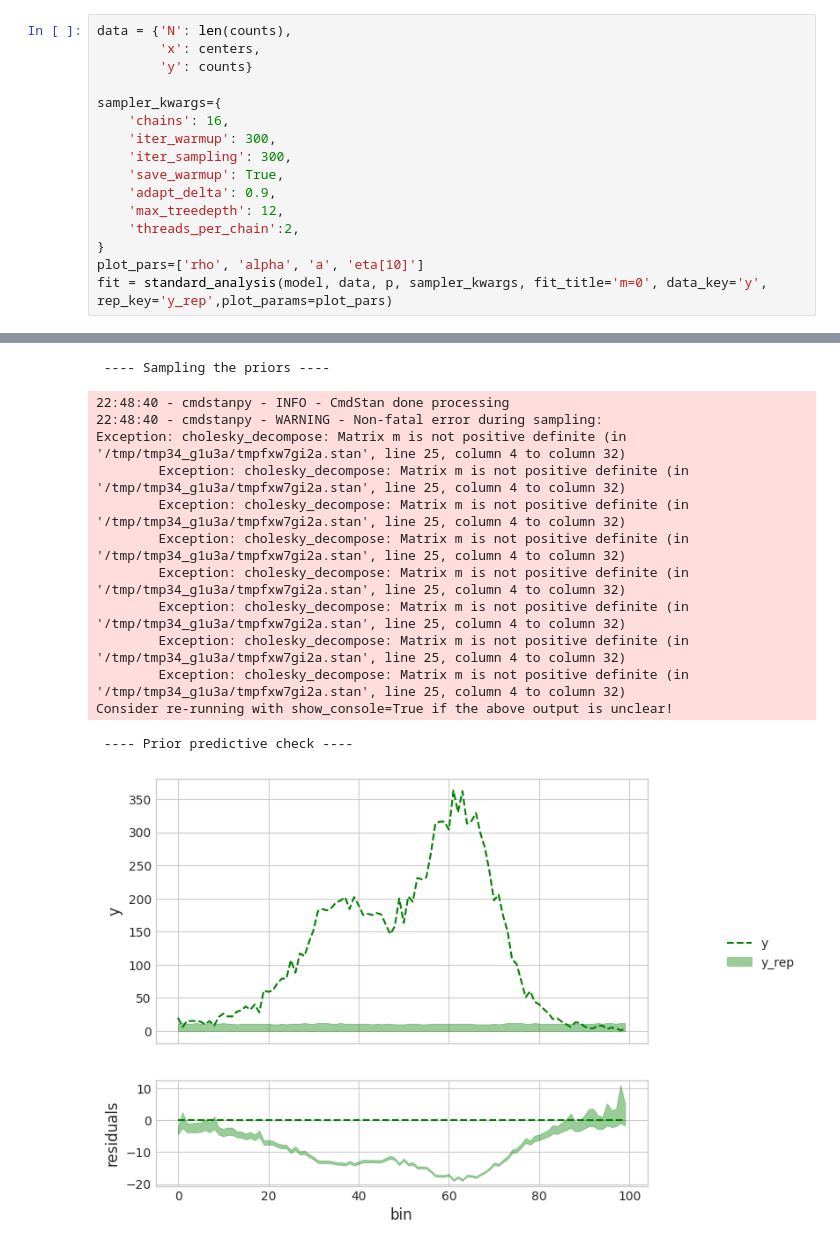
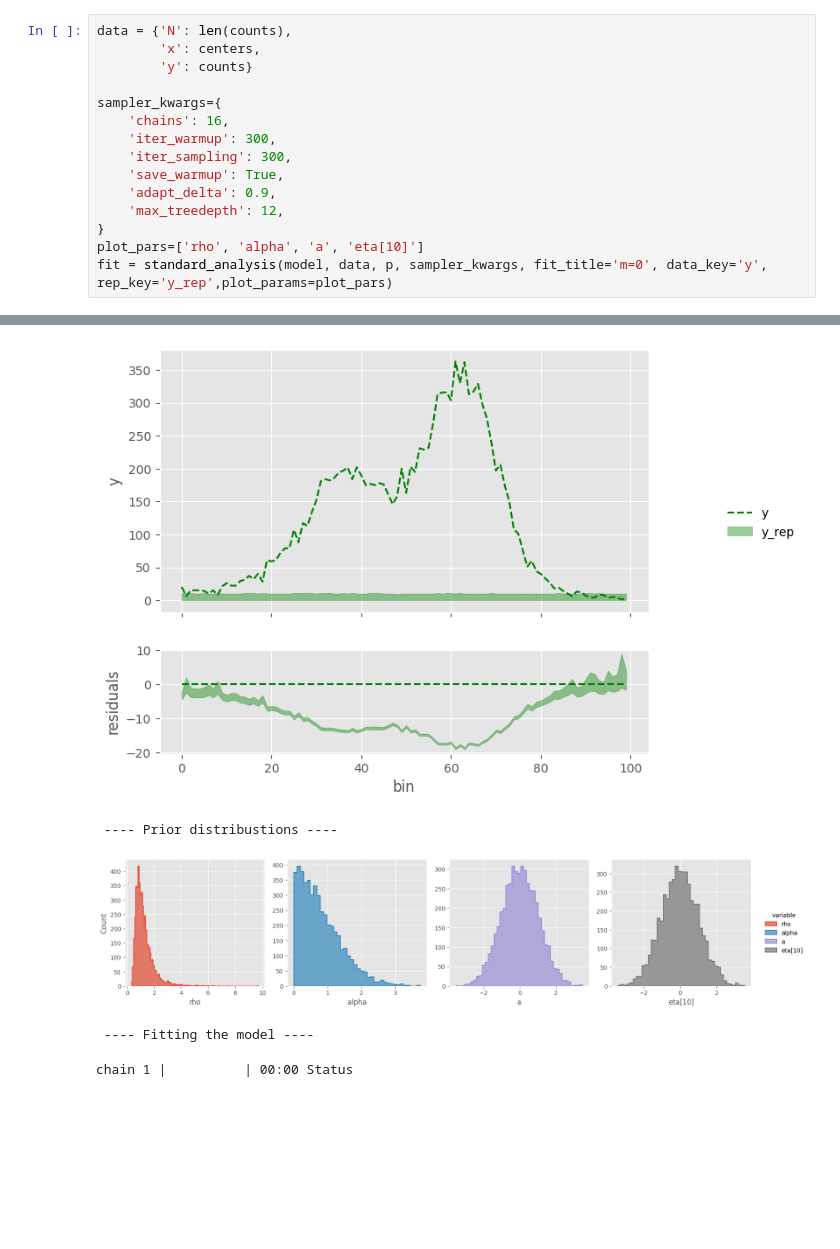
Before and after one commit to cryomib/baynes, a Jupyter notebook: notebooks/calibration.ipynb, the cells around one changed output, grey strips where cells are left out. Drawn from its saved outputs; the diff is of its cells as text; blank space fills up the shorter version.

```diff
--- a/notebooks/calibration.ipynb
+++ b/notebooks/calibration.ipynb
@@ -79,7 +91,6 @@ sampler_kwargs={
     'save_warmup': True,
     'adapt_delta': 0.9,
     'max_treedepth': 12,
-    'threads_per_chain':2,
 }
 plot_pars=['rho', 'alpha', 'a', 'eta[10]']
 fit = standard_analysis(model, data, p, sampler_kwargs, fit_title='m=0', data_key='y', rep_key='y_rep',plot_params=plot_pars)
@@ -89,14 +102,5 @@ fit = standard_analysis(model, data, p, sampler_kwargs, fit_title='m=0', data_ke
+[figure, new version]
- ---- Sampling the priors ----
+ ---- Prior distribustions ----
+[figure, new version]
-22:48:40 - cmdstanpy - INFO - CmdStan done processing
-22:48:40 - cmdstanpy - WARNING - Non-fatal error during sampling:
-Exception: cholesky_decompose: Matrix m is not positive definite (in '/tmp/tmp34_g1u3a/tmpfxw7gi2a.stan', line 25, column 4 to column 32)
-        Exception: cholesky_decompose: Matrix m is not positive definite (in '/tmp/tmp34_g1u3a/tmpfxw7gi2a.stan', line 25, column 4 to column 32)
-        Exception: cholesky_decompose: Matrix m is not positive definite (in '/tmp/tmp34_g1u3a/tmpfxw7gi2a.stan', line 25, column 4 to column 32)
-        Exception: cholesky_decompose: Matrix m is not positive definite (in '/tmp/tmp34_g1u3a/tmpfxw7gi2a.stan', line 25, column 4 to column 32)
-        Exception: cholesky_decompose: Matrix m is not positive definite (in '/tmp/tmp34_g1u3a/tmpfxw7gi2a.stan', line 25, column 4 to column 32)
-        Exception: cholesky_decompose: Matrix m is not positive definite (in '/tmp/tmp34_g1u3a/tmpfxw7gi2a.stan', line 25, column 4 to column 32)
-        Exception: cholesky_decompose: Matrix m is not positive definite (in '/tmp/tmp34_g1u3a/tmpfxw7gi2a.stan', line 25, column 4 to column 32)
-        Exception: cholesky_decompose: Matrix m is not positive definite (in '/tmp/tmp34_g1u3a/tmpfxw7gi2a.stan', line 25, column 4 to column 32)
-Consider re-running with show_console=True if the above output is unclear!
+ ---- Fitting the model ----
- ---- Prior predictive check ----
+chain 1 |          | 00:00 Status
-[figure, old version]
```
Also changed, not shown: parts of 7 cells of this notebook, 8 other files.
